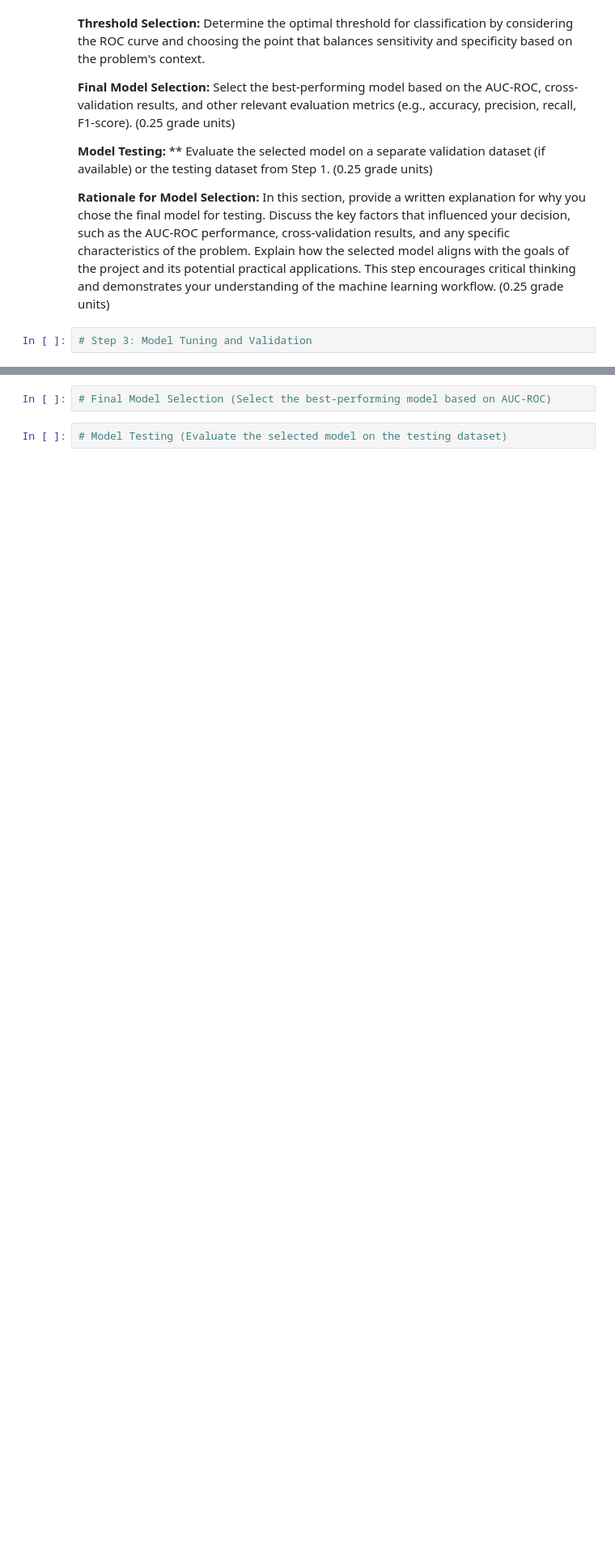
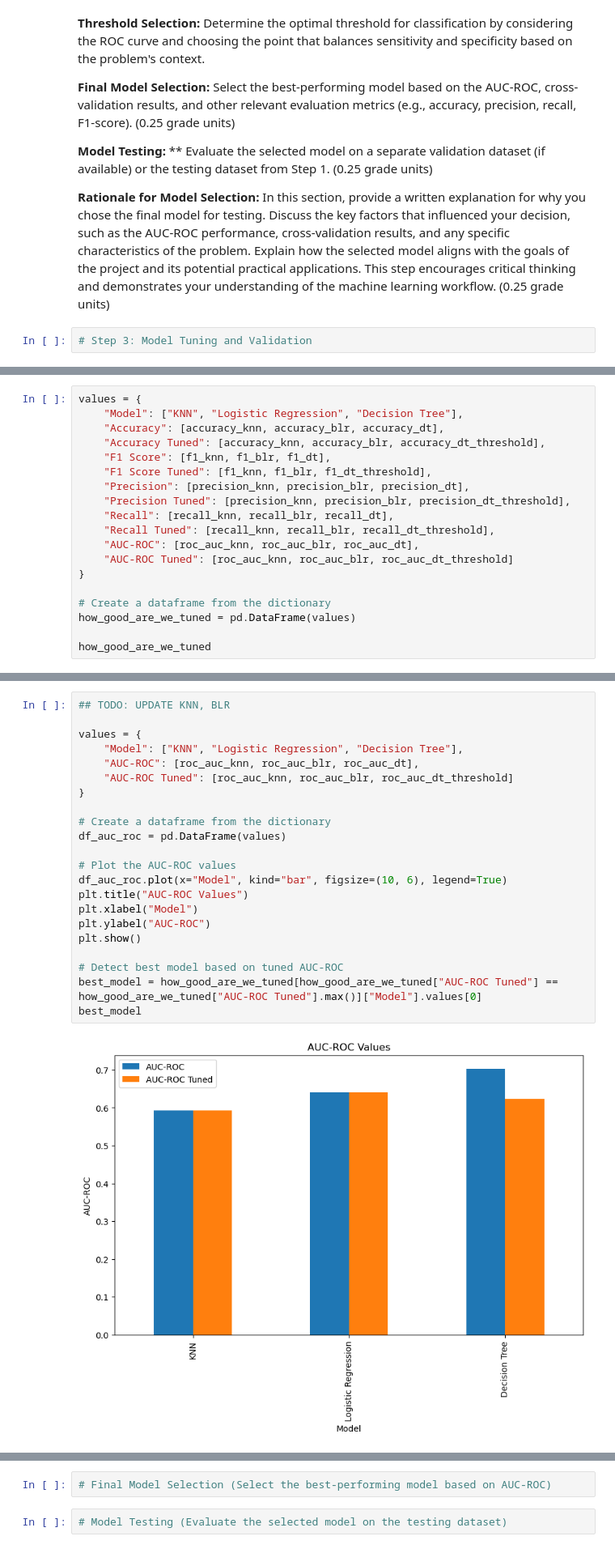
Before and after one commit to MikaVilpo/TUAS-IntroDataAndAI, a Jupyter notebook: DEAI_Assignment_1.ipynb, the cells around one changed output, grey strips where cells are left out. Shown at 81% size. Drawn from its saved outputs; the diff is of its cells as text; blank space fills up the shorter version.

```diff
--- a/DEAI_Assignment_1.ipynb
+++ b/DEAI_Assignment_1.ipynb
@@ -1049,0 +1231,19 @@ No artists with labels found to put in legend.  Note that artists whose label st
+# %%
+values = {
+    "Model": ["KNN", "Logistic Regression", "Decision Tree"],
+    "Accuracy": [accuracy_knn, accuracy_blr, accuracy_dt],
+    "Accuracy Tuned": [accuracy_knn, accuracy_blr, accuracy_dt_threshold],
+    "F1 Score": [f1_knn, f1_blr, f1_dt],
+    "F1 Score Tuned": [f1_knn, f1_blr, f1_dt_threshold],
+    "Precision": [precision_knn, precision_blr, precision_dt],
+    "Precision Tuned": [precision_knn, precision_blr, precision_dt_threshold],
+    "Recall": [recall_knn, recall_blr, recall_dt],
+    "Recall Tuned": [recall_knn, recall_blr, recall_dt_threshold],
+    "AUC-ROC": [roc_auc_knn, roc_auc_blr, roc_auc_dt],
+    "AUC-ROC Tuned": [roc_auc_knn, roc_auc_blr, roc_auc_dt_threshold]
+}
+
+# Create a dataframe from the dictionary
+how_good_are_we_tuned = pd.DataFrame(values)
+
+how_good_are_we_tuned
@@ -1049,0 +1255,24 @@ No artists with labels found to put in legend.  Note that artists whose label st
+# %%
+## TODO: UPDATE KNN, BLR
+
+values = {
+    "Model": ["KNN", "Logistic Regression", "Decision Tree"],
+    "AUC-ROC": [roc_auc_knn, roc_auc_blr, roc_auc_dt],
+    "AUC-ROC Tuned": [roc_auc_knn, roc_auc_blr, roc_auc_dt_threshold]
+}
+
+# Create a dataframe from the dictionary
+df_auc_roc = pd.DataFrame(values)
+
+# Plot the AUC-ROC values
+df_auc_roc.plot(x="Model", kind="bar", figsize=(10, 6), legend=True)
+plt.title("AUC-ROC Values")
+plt.xlabel("Model")
+plt.ylabel("AUC-ROC")
+plt.show()
+
+# Detect best model based on tuned AUC-ROC
+best_model = how_good_are_we_tuned[how_good_are_we_tuned["AUC-ROC Tuned"] == how_good_are_we_tuned["AUC-ROC Tuned"].max()]["Model"].values[0]
+best_model
+# %% [output]
+[figure, added]
```
Also changed, not shown: parts of 24 cells of this notebook.
